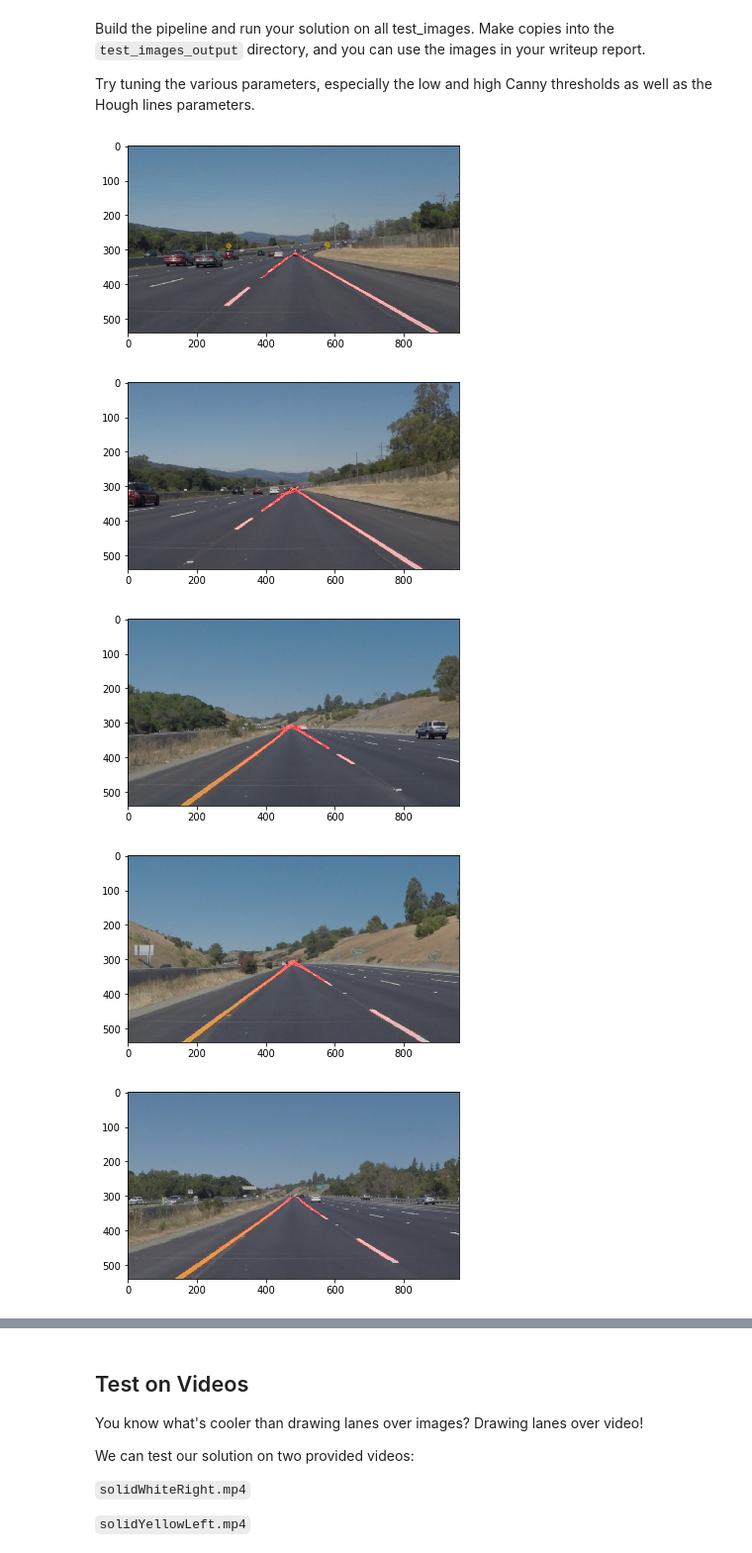
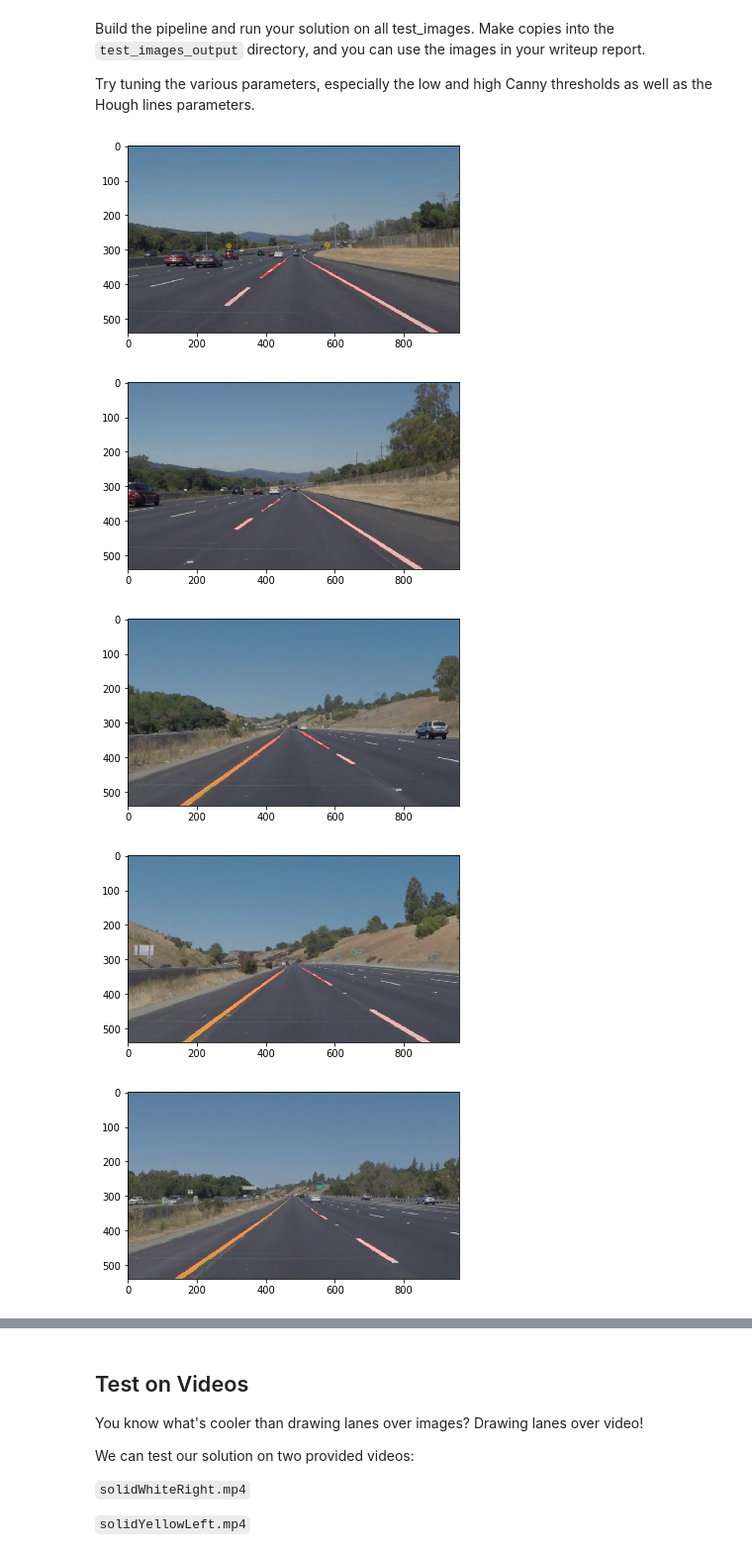
Before and after one commit to MarilynFranklin/detect-lanelines, a Jupyter notebook: P1.ipynb, the cells around one changed output, grey strips where cells are left out. Shown: that part at 99% size. Saved outputs shown, nothing was run; the diff lists cells and outputs as text; code cells hidden in the pictures.

```diff
--- a/P1.ipynb
+++ b/P1.ipynb
@@ -195,40 +195,40 @@ Try tuning the various parameters, especially the low and high Canny thresholds
 # %%
 # TODO: Build your pipeline that will draw lane lines on the test_images
 # then save them to the test_images directory.
 
 test_images = os.listdir("test_images/")
 
 def find_lane(image):
     gray = grayscale(image)
 
     blur_gray = gaussian_blur(gray, 5)
 
     edges = canny(blur_gray, 50, 150)
 
     imshape = image.shape
-    vertices = np.array([[(0,imshape[0]),(480, 300), (490, 300), (imshape[1],imshape[0])]], dtype=np.int32)
-    rho = 2 # distance resolution in pixels of the Hough grid
+    vertices = np.array([[(0,imshape[0]),(480, 320), (490, 320), (imshape[1],imshape[0])]], dtype=np.int32)
+    rho = 2           # distance resolution in pixels of the Hough grid
     theta = np.pi/180 # angular resolution in radians of the Hough grid
-    threshold = 15     # minimum number of votes (intersections in Hough grid cell)
-    min_line_len = 40 #minimum number of pixels making up a line
-    max_line_gap = 20    # maximum gap in pixels between connectable line segments
+    threshold = 15    # minimum number of votes (intersections in Hough grid cell)
+    min_line_len = 40 # minimum number of pixels making up a line
+    max_line_gap = 20 # maximum gap in pixels between connectable line segments
 
     masked_edges = region_of_interest(edges, vertices)
     with_lines = hough_lines(masked_edges, rho, theta, threshold, min_line_len, max_line_gap)
     image_with_lanes = weighted_img(with_lines, image)
 
 
     # image_with_lanes = blur_gray
     return image_with_lanes
 
 for test_image in test_images:
     name = "test_images/{test_image!s}".format(**locals())
     image = find_lane(mpimg.imread(name))
     plt.figure()
     plt.imshow(image)
 # %% [output]
-[figure, old version]
+[figure, new version]
-[figure, old version]
+[figure, new version]
-[figure, old version]
+[figure, new version]
-[figure, old version]
+[figure, new version]
-[figure, old version]
+[figure, new version]
```
Also changed, not shown: parts of 1 cell of this notebook.
